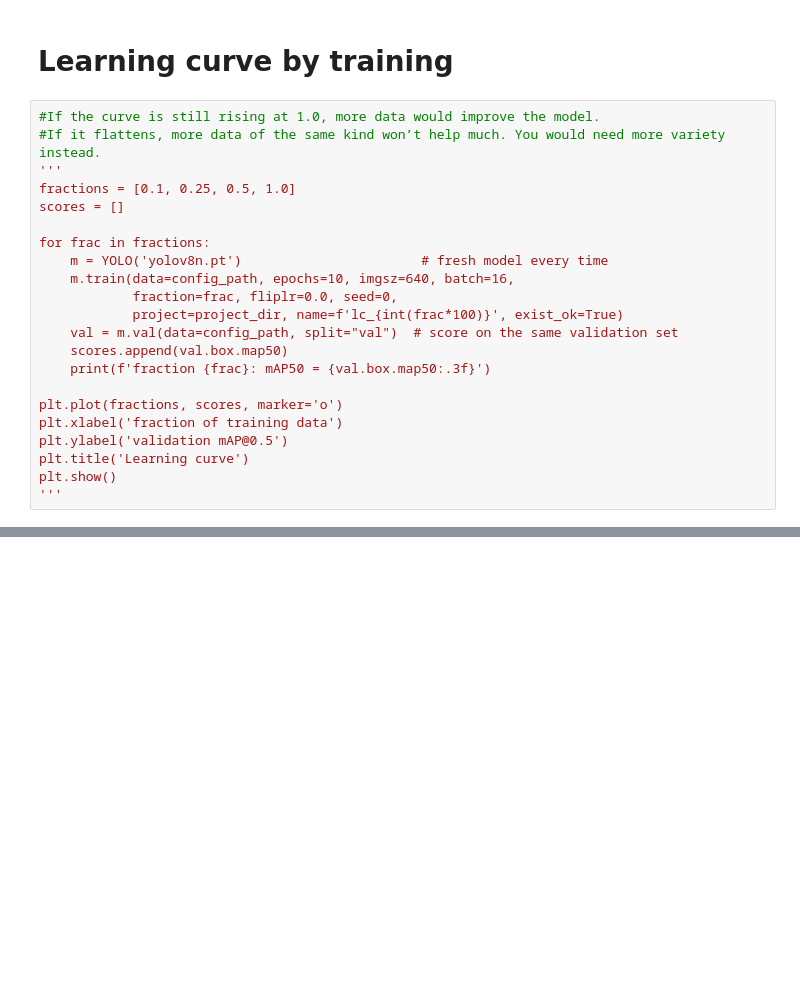
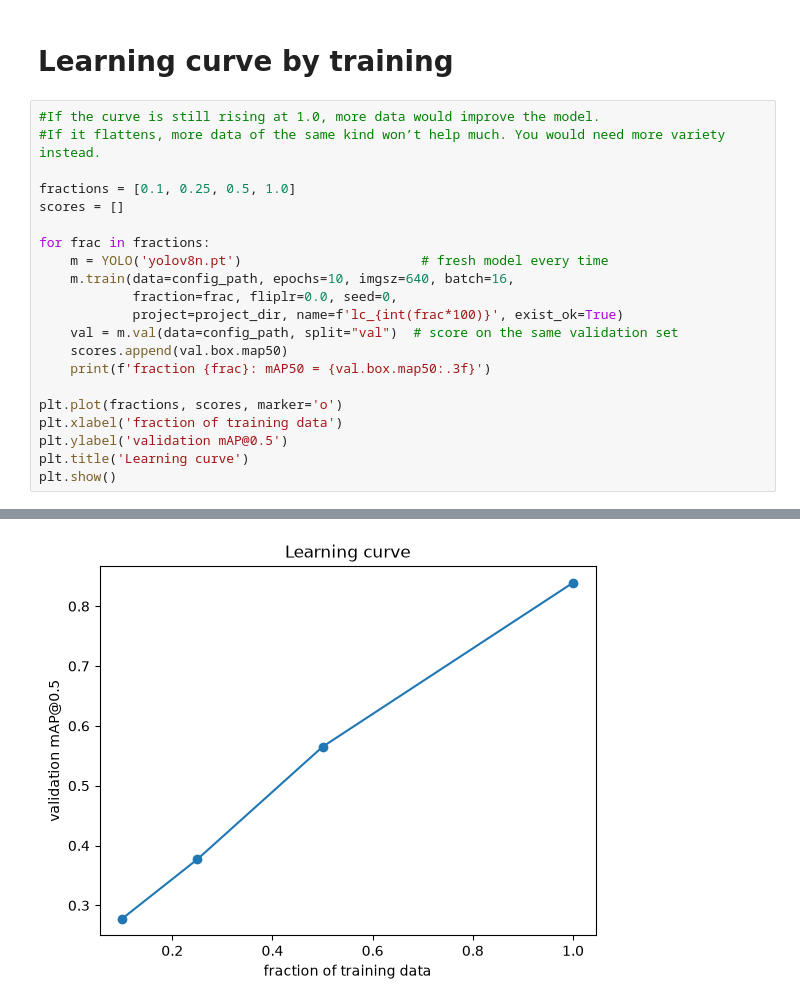
Before and after one commit to RileySchina/Computer-Vision-Project-Hyperparameter, a Jupyter notebook: ComputerVisionProject_multiServerSelection.ipynb, the cells around one changed output, grey strips where cells are left out. Saved outputs shown, nothing was run; the diff lists cells and outputs as text; blank space fills up the shorter version.

```diff
--- a/ComputerVisionProject_multiServerSelection.ipynb
+++ b/ComputerVisionProject_multiServerSelection.ipynb
@@ -715,7 +745,7 @@ plt.show()
 # %%
 #If the curve is still rising at 1.0, more data would improve the model.
 #If it flattens, more data of the same kind won’t help much. You would need more variety instead.
-'''
+
 fractions = [0.1, 0.25, 0.5, 1.0]
 scores = []
 
@@ -733,4 +763,4 @@ plt.xlabel('fraction of training data')
 plt.ylabel('validation mAP@0.5')
 plt.title('Learning curve')
 plt.show()
-'''
+# %% [output]
@@ -736,0 +784 @@ plt.show()
+[figure, added]
```
Also changed, not shown: parts of 7 cells of this notebook.
